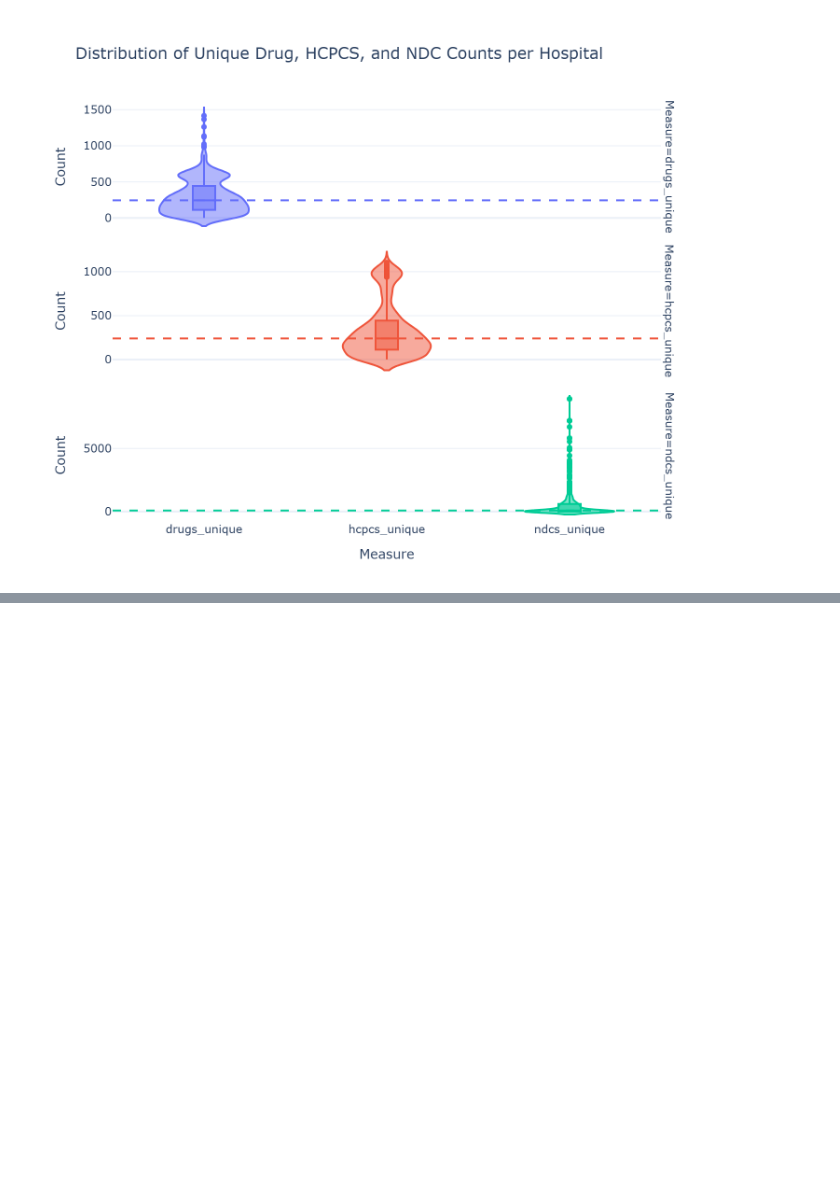
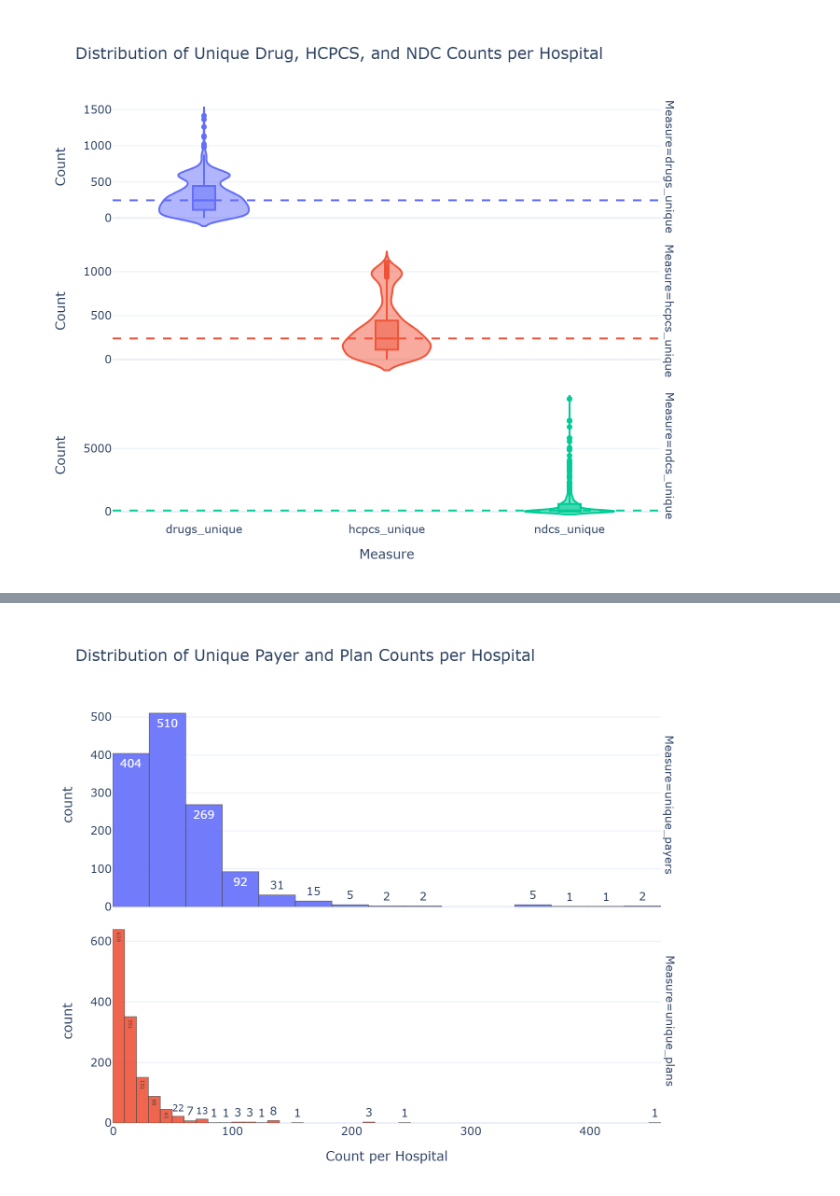
Before and after one commit to mwine81/PRA_REPORT, a Jupyter notebook: hospitals.ipynb, the cells around one changed output, grey strips where cells are left out. Cells and saved outputs as stored; diff of their text form; code cells hidden in the pictures; blank space fills up the shorter version.

```diff
--- a/hospitals.ipynb
+++ b/hospitals.ipynb
@@ -260,0 +282,51 @@ render_plotly_figure(fig, name="fig_drug_counts")
+# %%
+q = (
+dl
+.load_hospital_price_table_with_drug_names()
+.group_by('hospital_id')
+.agg(
+    c.payer_name.n_unique().alias('unique_payers'),
+    c.plan_name.n_unique().alias('unique_plans'),
+)
+.unpivot(index='hospital_id')
+)
+
+df_q = q.collect(engine='streaming').to_pandas()
+
+order = ['unique_payers', 'unique_plans']
+color_map_small = {'unique_payers': '#636efa', 'unique_plans': '#ef553b'}
+
+fig = px.histogram(
+    df_q,
+    x='value',
+    facet_row='variable',
+    category_orders={'variable': order},
+    color='variable',
+    color_discrete_map=color_map_small,
+    nbins=50,
+    opacity=0.9,
+    barmode='overlay',
+    labels={'value': 'Count per Hospital', 'variable': 'Measure'},
+    title='Distribution of Unique Payer and Plan Counts per Hospital',
+    height=600,
+    width=750,
+    text_auto=True,
+)
+
+# allow each facet to use its own x-axis scale
+fig.update_xaxes(matches=None)
+fig.update_yaxes(matches=None)
+
+fig.update_layout(
+    template='plotly_white',
+    showlegend=False,
+    margin=dict(l=80, r=120, t=90, b=60),
+)
+
+fig.update_traces(marker_line_width=0.6, selector=dict(type='histogram'))
+fig.update_traces(hovertemplate='value=%{x}<br>count=%{y}<extra></extra>', selector=dict(type='histogram'))
+
+
+render_plotly_figure(fig, name="fig_unique_payer_plan_hist")
+# %% [output]
+[figure, added]
```
Also changed, not shown: parts of 2 cells of this notebook, 3 other files.
